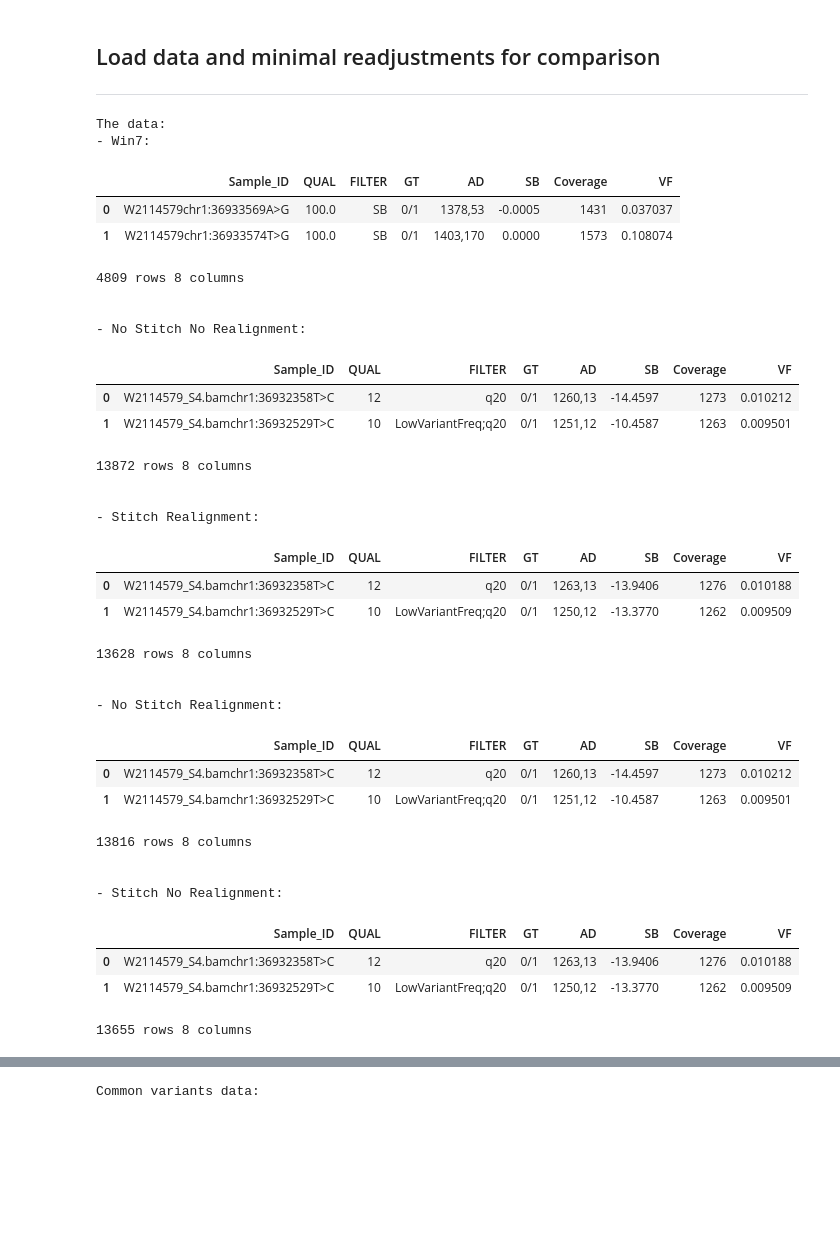
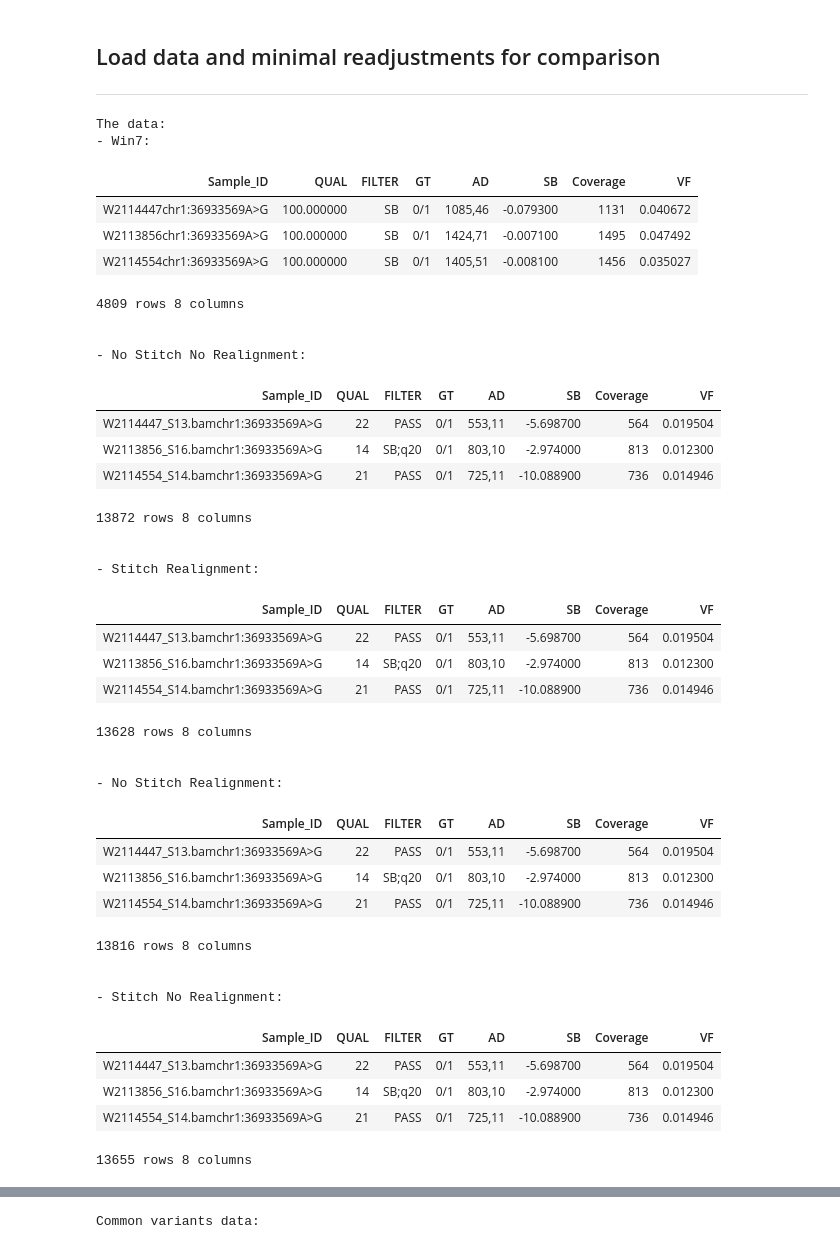
Before and after one commit to Manuel-DominguezCBG/Win7-10_comparison, a Jupyter notebook: JVJ65/JVJ65_Analysis.ipynb, the cells around one changed output, grey strips where cells are left out. Saved outputs shown, nothing was run; the diff lists cells and outputs as text; code cells hidden in the pictures; blank space fills up the shorter version.

```diff
--- a/JVJ65/JVJ65_Analysis.ipynb
+++ b/JVJ65/JVJ65_Analysis.ipynb
@@ -146,88 +177,94 @@ hide_toggle()
 ****
 # %%
 print("The data:")
+
 # Win7:
-win7 = pd.read_csv("/Users/monkiky/Desktop/win7-10_comparison/JVJ65/Data_output/win7/JVJ65_Win7.csv", )
+win7 = pd.read_csv("/Users/monkiky/Desktop/Win7-10_comparison/JVJ65/Data_output/win7_JVJ65_output/JVJ65_Win7.csv", )
 win7 = win7.iloc[: , 1:]
 win7 = generate_VF_Coverage(win7)
 print("- Win7:")
-display(win7.head(2))
+display(win7[win7["Sample_ID"].str.endswith('chr1:36933569A>G')].iloc[[1,3,5]].style.hide_index())
 print(win7.shape[0], "rows",win7.shape[1], "columns")
 print("\n")
 
+
 # Win10:
 # No Stitch - No Realignment
-NoStitch_NoReal = pd.read_csv("/Users/monkiky/Desktop/win7-10_comparison/JVJ65/Data_output/win10/JVJ65_Win10_NoStith_NoReal.csv", )
+NoStitch_NoReal = pd.read_csv("//Users/monkiky/Desktop/Win7-10_comparison/JVJ65/Data_output/win10_JVJ65_output/JVJ65_Win10_NoStith_NoReal.csv", )
 NoStitch_NoReal = NoStitch_NoReal.iloc[: , 1:]
 NoStitch_NoReal = generate_VF_Coverage(NoStitch_NoReal)
-
 print("- No Stitch No Realignment:")
-display(NoStitch_NoReal.head(2))
+display(NoStitch_NoReal[NoStitch_NoReal["Sample_ID"].str.endswith('chr1:36933569A>G')].iloc[[0,1,2]].style.hide_index())
 print(NoStitch_NoReal.shape[0], "rows",NoStitch_NoReal.shape[1], "columns")
 print("\n")
 
 
 # Stitch - Realignment
-Stitch_Real = pd.read_csv("/Users/monkiky/Desktop/win7-10_comparison/JVJ65/Data_output/win10/JVJ65_Win10_Stitch_Real.csv", )
+Stitch_Real = pd.read_csv("/Users/monkiky/Desktop/Win7-10_comparison/JVJ65/Data_output/win10_JVJ65_output/JVJ65_Win10_Stitch_Real.csv", )
 Stitch_Real = Stitch_Real.iloc[: , 1:]
 Stitch_Real = generate_VF_Coverage(Stitch_Real)
 print("- Stitch Realignment:")
-display(Stitch_Real.head(2))
+display(NoStitch_NoReal[NoStitch_NoReal["Sample_ID"].str.endswith('chr1:36933569A>G')].iloc[[0,1,2]].style.hide_index())
 print(Stitch_Real.shape[0], "rows",Stitch_Real.shape[1], "columns")
 print("\n")
 
 
 # No Stitch - Realignment
-NoStitch_Real = pd.read_csv("/Users/monkiky/Desktop/win7-10_comparison/JVJ65/Data_output/win10/JVJ65_Win10_NoStitch_Real.csv", )
+NoStitch_Real = pd.read_csv("/Users/monkiky/Desktop/Win7-10_comparison/JVJ65/Data_output/win10_JVJ65_output/JVJ65_Win10_NoStitch_Real.csv", )
 NoStitch_Real = NoStitch_Real.iloc[: , 1:]
 NoStitch_Real = generate_VF_Coverage(NoStitch_Real)
 print("- No Stitch Realignment:")
-display(NoStitch_Real.head(2))
+display(NoStitch_NoReal[NoStitch_NoReal["Sample_ID"].str.endswith('chr1:36933569A>G')].iloc[[0,1,2]].style.hide_index())
 print(NoStitch_Real.shape[0], "rows",NoStitch_Real.shape[1], "columns")
 print("\n")
 
 # Stitch - No Realignment
-Stitch_NoReal = pd.read_csv("/Users/monkiky/Desktop/win7-10_comparison/JVJ65/Data_output/win10/JVJ65_Win10_Stitch_NoReal.csv", )
+Stitch_NoReal = pd.read_csv("/Users/monkiky/Desktop/Win7-10_comparison/JVJ65/Data_output/win10_JVJ65_output/JVJ65_Win10_Stitch_NoReal.csv", )
 Stitch_NoReal = Stitch_NoReal.iloc[: , 1:]
 Stitch_NoReal = generate_VF_Coverage(Stitch_NoReal)
 print("- Stitch No Realignment:")
-display(Stitch_NoReal.head(2))
+display(NoStitch_NoReal[NoStitch_NoReal["Sample_ID"].str.endswith('chr1:36933569A>G')].iloc[[0,1,2]].style.hide_index())
 print(Stitch_NoReal.shape[0], "rows",Stitch_NoReal.shape[1], "columns")
 
 hide_toggle()
 # %% [output]
 The data:
 - Win7:
-|  | Sample_ID | QUAL | FILTER | GT | AD | SB | Coverage | VF |
-| 0 | W2114579chr1:36933569A>G | 100.0 | SB | 0/1 | 1378,53 | -0.0005 | 1431 | 0.037037 |
-| 1 | W2114579chr1:36933574T>G | 100.0 | SB | 0/1 | 1403,170 | 0.0000 | 1573 | 0.108074 |
+| Sample_ID | QUAL | FILTER | GT | AD | SB | Coverage | VF |
+| W2114447chr1:36933569A>G | 100.000000 | SB | 0/1 | 1085,46 | -0.079300 | 1131 | 0.040672 |
+| W2113856chr1:36933569A>G | 100.000000 | SB | 0/1 | 1424,71 | -0.007100 | 1495 | 0.047492 |
+| W2114554chr1:36933569A>G | 100.000000 | SB | 0/1 | 1405,51 | -0.008100 | 1456 | 0.035027 |
 4809 rows 8 columns
 
 
 - No Stitch No Realignment:
-|  | Sample_ID | QUAL | FILTER | GT | AD | SB | Coverage | VF |
-| 0 | W2114579_S4.bamchr1:36932358T>C | 12 | q20 | 0/1 | 1260,13 | -14.4597 | 1273 | 0.010212 |
-| 1 | W2114579_S4.bamchr1:36932529T>C | 10 | LowVariantFreq;q20 | 0/1 | 1251,12 | -10.4587 | 1263 | 0.009501 |
+| Sample_ID | QUAL | FILTER | GT | AD | SB | Coverage | VF |
+| W2114447_S13.bamchr1:36933569A>G | 22 | PASS | 0/1 | 553,11 | -5.698700 | 564 | 0.019504 |
+| W2113856_S16.bamchr1:36933569A>G | 14 | SB;q20 | 0/1 | 803,10 | -2.974000 | 813 | 0.012300 |
+| W2114554_S14.bamchr1:36933569A>G | 21 | PASS | 0/1 | 725,11 | -10.088900 | 736 | 0.014946 |
 13872 rows 8 columns
 
 
 - Stitch Realignment:
-|  | Sample_ID | QUAL | FILTER | GT | AD | SB | Coverage | VF |
-| 0 | W2114579_S4.bamchr1:36932358T>C | 12 | q20 | 0/1 | 1263,13 | -13.9406 | 1276 | 0.010188 |
-| 1 | W2114579_S4.bamchr1:36932529T>C | 10 | LowVariantFreq;q20 | 0/1 | 1250,12 | -13.3770 | 1262 | 0.009509 |
+| Sample_ID | QUAL | FILTER | GT | AD | SB | Coverage | VF |
+| W2114447_S13.bamchr1:36933569A>G | 22 | PASS | 0/1 | 553,11 | -5.698700 | 564 | 0.019504 |
+| W2113856_S16.bamchr1:36933569A>G | 14 | SB;q20 | 0/1 | 803,10 | -2.974000 | 813 | 0.012300 |
+| W2114554_S14.bamchr1:36933569A>G | 21 | PASS | 0/1 | 725,11 | -10.088900 | 736 | 0.014946 |
 13628 rows 8 columns
 
 
 - No Stitch Realignment:
-|  | Sample_ID | QUAL | FILTER | GT | AD | SB | Coverage | VF |
-| 0 | W2114579_S4.bamchr1:36932358T>C | 12 | q20 | 0/1 | 1260,13 | -14.4597 | 1273 | 0.010212 |
-| 1 | W2114579_S4.bamchr1:36932529T>C | 10 | LowVariantFreq;q20 | 0/1 | 1251,12 | -10.4587 | 1263 | 0.009501 |
+| Sample_ID | QUAL | FILTER | GT | AD | SB | Coverage | VF |
+| W2114447_S13.bamchr1:36933569A>G | 22 | PASS | 0/1 | 553,11 | -5.698700 | 564 | 0.019504 |
+| W2113856_S16.bamchr1:36933569A>G | 14 | SB;q20 | 0/1 | 803,10 | -2.974000 | 813 | 0.012300 |
+| W2114554_S14.bamchr1:36933569A>G | 21 | PASS | 0/1 | 725,11 | -10.088900 | 736 | 0.014946 |
 13816 rows 8 columns
 
 
 - Stitch No Realignment:
-|  | Sample_ID | QUAL | FILTER | GT | AD | SB | Coverage | VF |
-| 0 | W2114579_S4.bamchr1:36932358T>C | 12 | q20 | 0/1 | 1263,13 | -13.9406 | 1276 | 0.010188 |
-| 1 | W2114579_S4.bamchr1:36932529T>C | 10 | LowVariantFreq;q20 | 0/1 | 1250,12 | -13.3770 | 1262 | 0.009509 |
+| Sample_ID | QUAL | FILTER | GT | AD | SB | Coverage | VF |
+| W2114447_S13.bamchr1:36933569A>G | 22 | PASS | 0/1 | 553,11 | -5.698700 | 564 | 0.019504 |
+| W2113856_S16.bamchr1:36933569A>G | 14 | SB;q20 | 0/1 | 803,10 | -2.974000 | 813 | 0.012300 |
+| W2114554_S14.bamchr1:36933569A>G | 21 | PASS | 0/1 | 725,11 | -10.088900 | 736 | 0.014946 |
 13655 rows 8 columns
 [interactive output not drawn]
```
Also changed, not shown: parts of 105 cells of this notebook, 11 other files.
